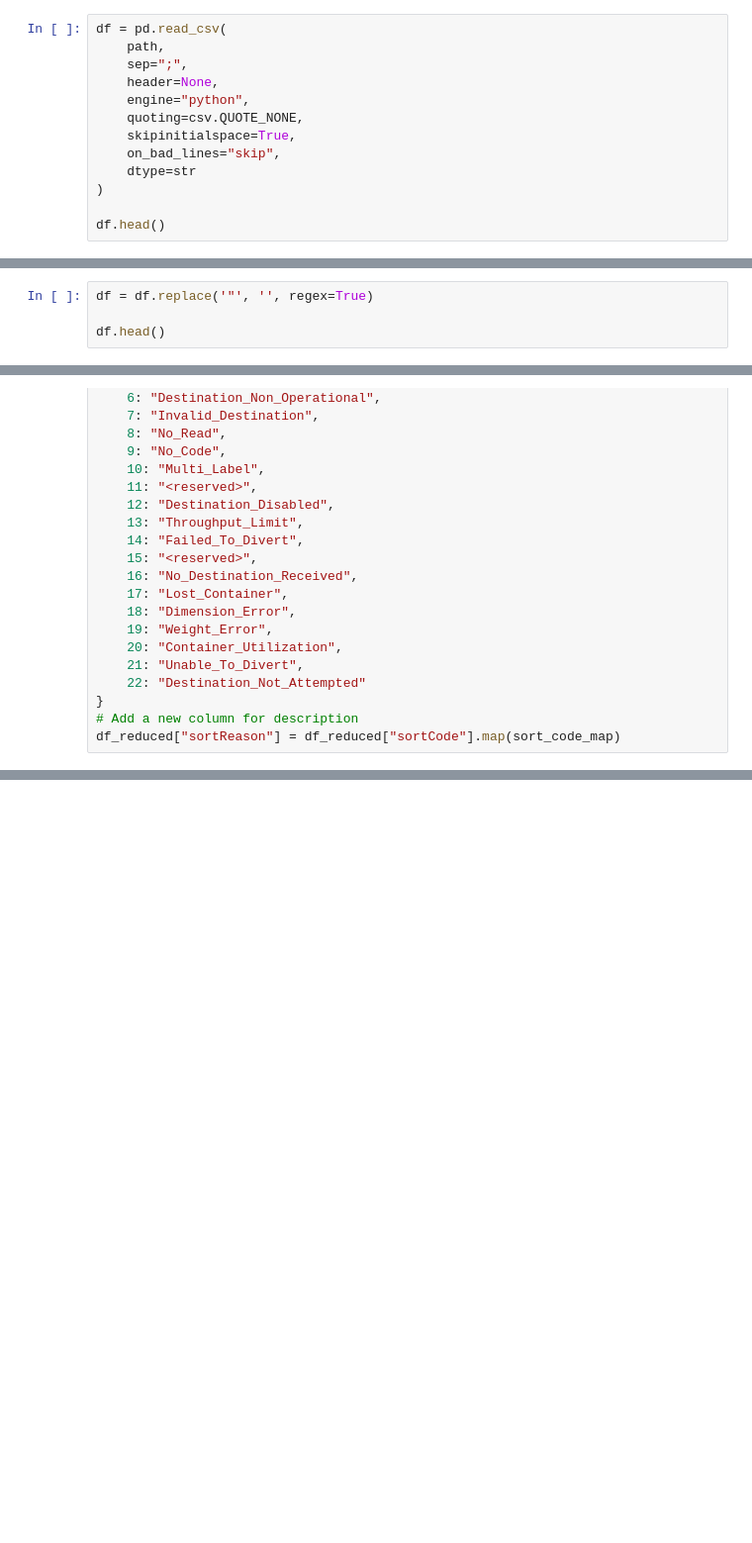
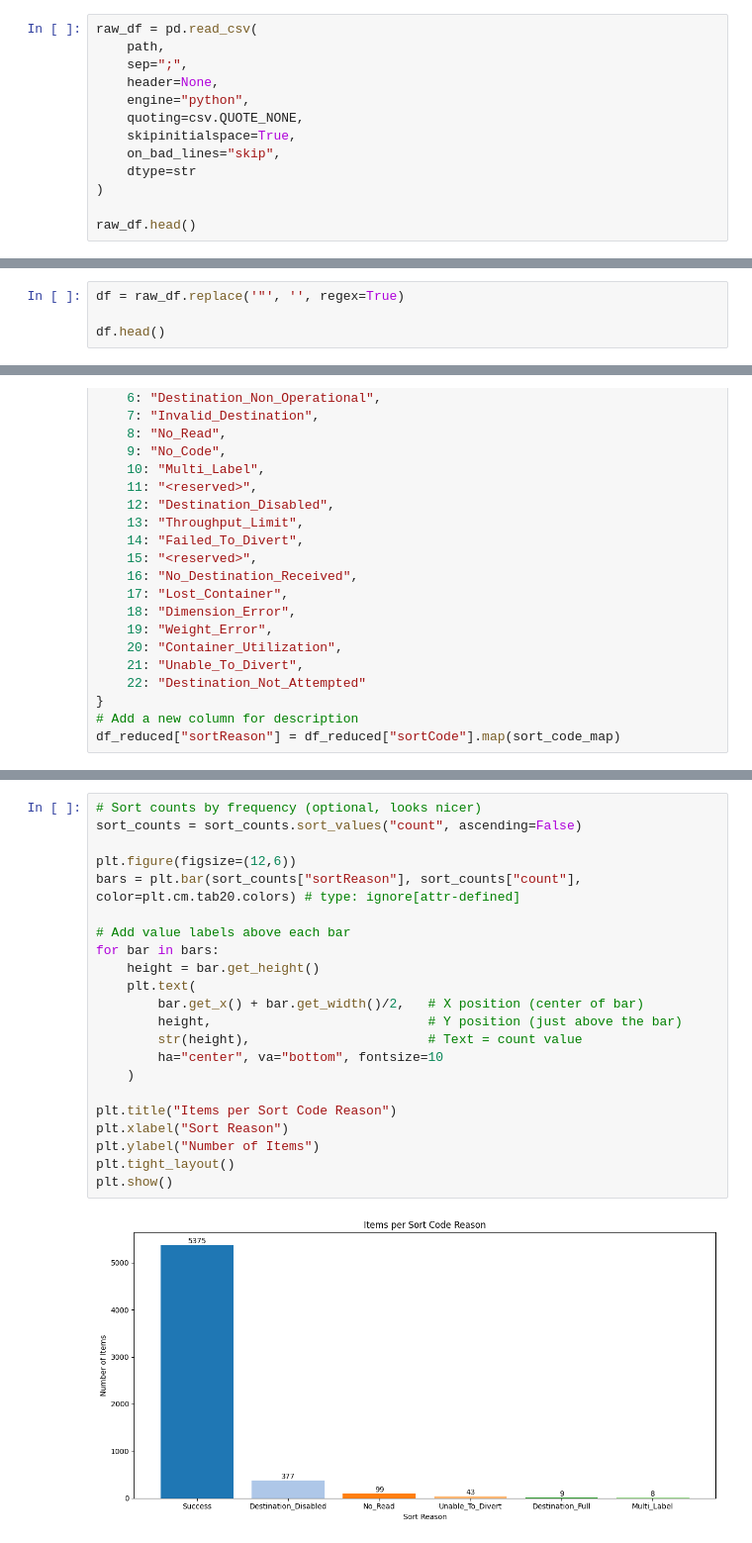
Before and after one commit to codesonicx/Amazon_ORF5_Analytics, a Jupyter notebook: S04_Check.ipynb, the cells around one changed output, grey strips where cells are left out. Shown: that part at 99% size. Cells and saved outputs as stored; diff of their text form; blank space fills up the shorter version.

```diff
--- a/S04_Check.ipynb
+++ b/S04_Check.ipynb
@@ -10,7 +11,7 @@ Change the Path variable to point to your CSV file
 # %%
 path = r"C:\Users\joacosta\Dev\Python\ORF5\Data\S04.csv"
 # %%
-df = pd.read_csv(
+raw_df = pd.read_csv(
     path,
     sep=";",
     header=None,
@@ -21,7 +22,7 @@ df = pd.read_csv(
     dtype=str
 )
 
-df.head()
+raw_df.head()
 # %% [output]
 |  | 0 | 1 | 2 | 3 | 4 | 5 | 6 | 7 | 8 | 9 | 10 | ... |
 | 0 | "250917 110405 027" | "N" | "SMC" | "10.158.244.100:7200" | "AWCS.Comm" | "" | "" | "22:45:29,656 | MC01 | 54177 | SQ 224 | ... |
@@ -30,7 +31,7 @@ df.head()
 | 3 | "250917 110405 745" | "N" | "SMC" | "10.158.244.100:7200" | "AWCS.Comm" | "" | "" | "22:45:30,374 | MC01 | 54177 | SQ 013 | ... |
 | 4 | "250917 110406 031" | "N" | "SMC" | "10.158.244.100:7200" | "AWCS.Comm" | "" | "" | "22:45:30,625 | MC01 | 54177 | SQ 026 | ... |
 # %%
-df = df.replace('"', '', regex=True)
+df = raw_df.replace('"', '', regex=True)
 
 df.head()
 # %% [output]
@@ -263,0 +251,24 @@ plt.show()
+# %%
+# Sort counts by frequency (optional, looks nicer)
+sort_counts = sort_counts.sort_values("count", ascending=False)
+
+plt.figure(figsize=(12,6))
+bars = plt.bar(sort_counts["sortReason"], sort_counts["count"], color=plt.cm.tab20.colors) # type: ignore[attr-defined]
+
+# Add value labels above each bar
+for bar in bars:
+    height = bar.get_height()
+    plt.text(
+        bar.get_x() + bar.get_width()/2,   # X position (center of bar)
+        height,                            # Y position (just above the bar)
+        str(height),                       # Text = count value
+        ha="center", va="bottom", fontsize=10
+    )
+
+plt.title("Items per Sort Code Reason")
+plt.xlabel("Sort Reason")
+plt.ylabel("Number of Items")
+plt.tight_layout()
+plt.show()
+# %% [output]
+[figure, added]
```
Also changed, not shown: parts of 10 cells of this notebook, 2 other files.
